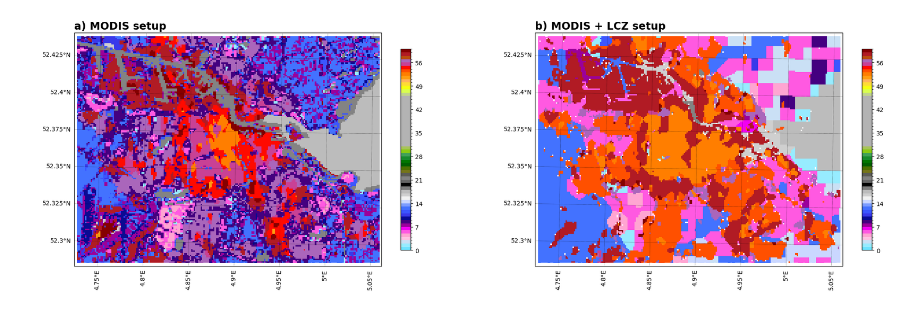
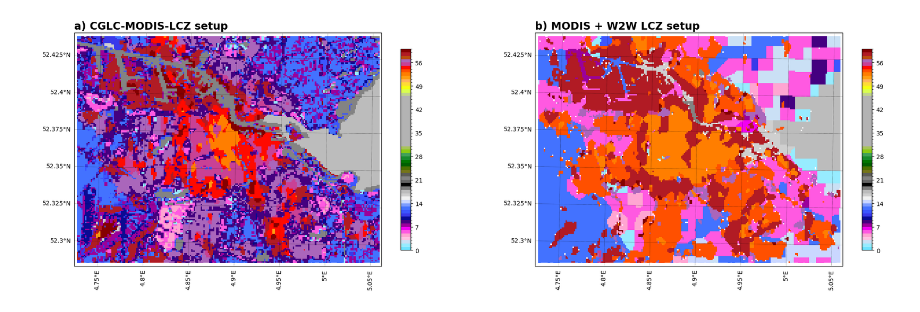
Before and after one commit to Urban-M4/snakemake-wrf, a Jupyter notebook: plot_geo_em.ipynb, the cells around one changed output. Cells and saved outputs as stored; diff of their text form; code cells hidden in the pictures.

```diff
--- a/plot_geo_em.ipynb
+++ b/plot_geo_em.ipynb
@@ -136,33 +136,33 @@ title_options = {
     'loc': 'left',
     'fontsize': 'xx-large',
     'fontweight': 'bold',
 }
 extent = [np.min(lon), np.max(lon), np.min(lat), np.max(lat)]
 
 fig = plt.figure(figsize=(25, 10))
 ax1 = fig.add_subplot(1, 2, 1, projection=cart_proj)
 gl1 = ax1.gridlines(**ax_options)
 gl1.right_labels = False
 gl1.top_labels = False
 ax1.set_extent(extent)
 ct1 = ax1.pcolormesh(
     lon, lat, modis_var, cmap=cmap2, norm=norm2, transform=ccrs.PlateCarree()
 )
 ax1.coastlines(linewidth=1.0, resolution='10m')
-ax1.set_title('a) MODIS setup', **title_options)
+ax1.set_title('a) CGLC-MODIS-LCZ setup', **title_options)
 cbar1 = fig.colorbar(ct1, ax=ax1, shrink=0.6)
 #cbar1.ax.set_yticklabels(labels)
 
 ax2 = fig.add_subplot(1, 2, 2, projection=cart_proj)
 gl2 = ax2.gridlines(**ax_options)
 gl2.right_labels = False
 gl2.top_labels = False
 ax2.set_extent(extent)
 ct2 = ax2.pcolormesh(
     lon, lat, w2w_var, cmap=cmap2, norm=norm2, transform=ccrs.PlateCarree()
 )
 ax1.coastlines(linewidth=1.0, resolution='10m')
-ax2.set_title('b) MODIS + LCZ setup', **title_options)
+ax2.set_title('b) MODIS + W2W LCZ setup', **title_options)
 cbar2 = fig.colorbar(ct2, ax=ax2, shrink=0.6)
 # %% [output]
-[figure, old version]
+[figure, new version]
```
Also changed, not shown: parts of 1 cell of this notebook.
